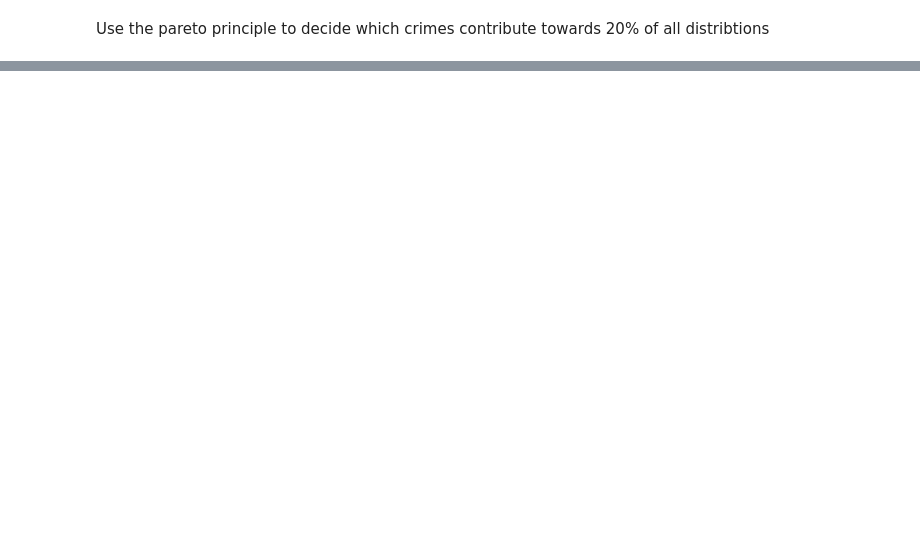
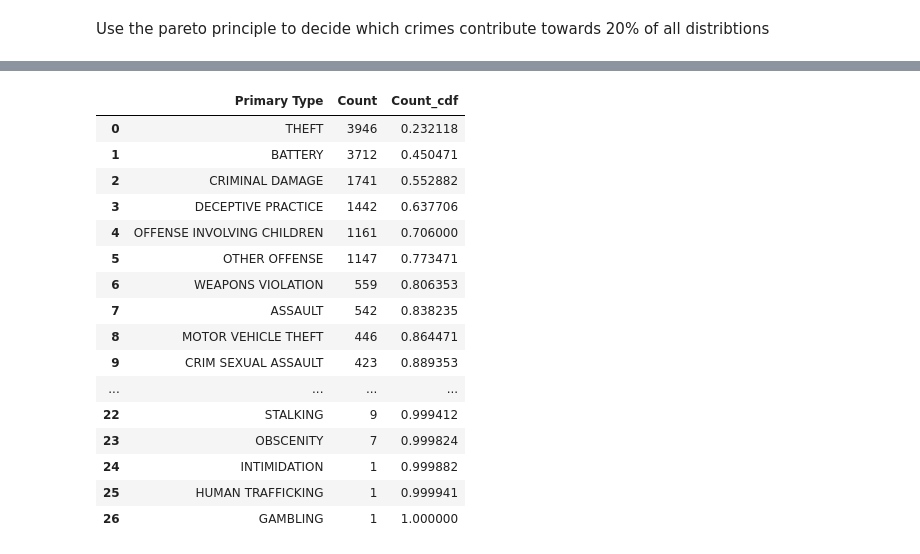
Before and after one commit to Srihari231092/CrimeDataAnalysis, a Jupyter notebook: CrimeDataAnalysis_Part_2.ipynb, the cells around one changed output, grey strips where cells are left out. Saved outputs shown, nothing was run; the diff lists cells and outputs as text; code cells hidden in the pictures; blank space fills up the shorter version.

```diff
--- a/CrimeDataAnalysis_Part_2.ipynb
+++ b/CrimeDataAnalysis_Part_2.ipynb
@@ -89,2 +101,25 @@ plot_line(y="crime_count_cdf", x="Primary Type", df=crime_groups, xrot=90)
+# %%
+# Crimes to monitor
+crime_levels.head()
+crime_levels["Count_cdf"] = crime_levels["Count"].cumsum() / crime_levels["Count"].sum()
+crime_levels
+# %% [output]
+|  | Primary Type | Count | Count_cdf |
+| 0 | THEFT | 3946 | 0.232118 |
+| 1 | BATTERY | 3712 | 0.450471 |
+| 2 | CRIMINAL DAMAGE | 1741 | 0.552882 |
+| 3 | DECEPTIVE PRACTICE | 1442 | 0.637706 |
+| 4 | OFFENSE INVOLVING CHILDREN | 1161 | 0.706000 |
+| 5 | OTHER OFFENSE | 1147 | 0.773471 |
+| 6 | WEAPONS VIOLATION | 559 | 0.806353 |
+| 7 | ASSAULT | 542 | 0.838235 |
+| 8 | MOTOR VEHICLE THEFT | 446 | 0.864471 |
+| 9 | CRIM SEXUAL ASSAULT | 423 | 0.889353 |
+| ... | ... | ... | ... |
+| 22 | STALKING | 9 | 0.999412 |
+| 23 | OBSCENITY | 7 | 0.999824 |
+| 24 | INTIMIDATION | 1 | 0.999882 |
+| 25 | HUMAN TRAFFICKING | 1 | 0.999941 |
+| 26 | GAMBLING | 1 | 1.000000 |
 # %%
 # Find the cdf value that is closest to the cut off value
```
Also changed, not shown: parts of 14 cells of this notebook, 2 other files.
